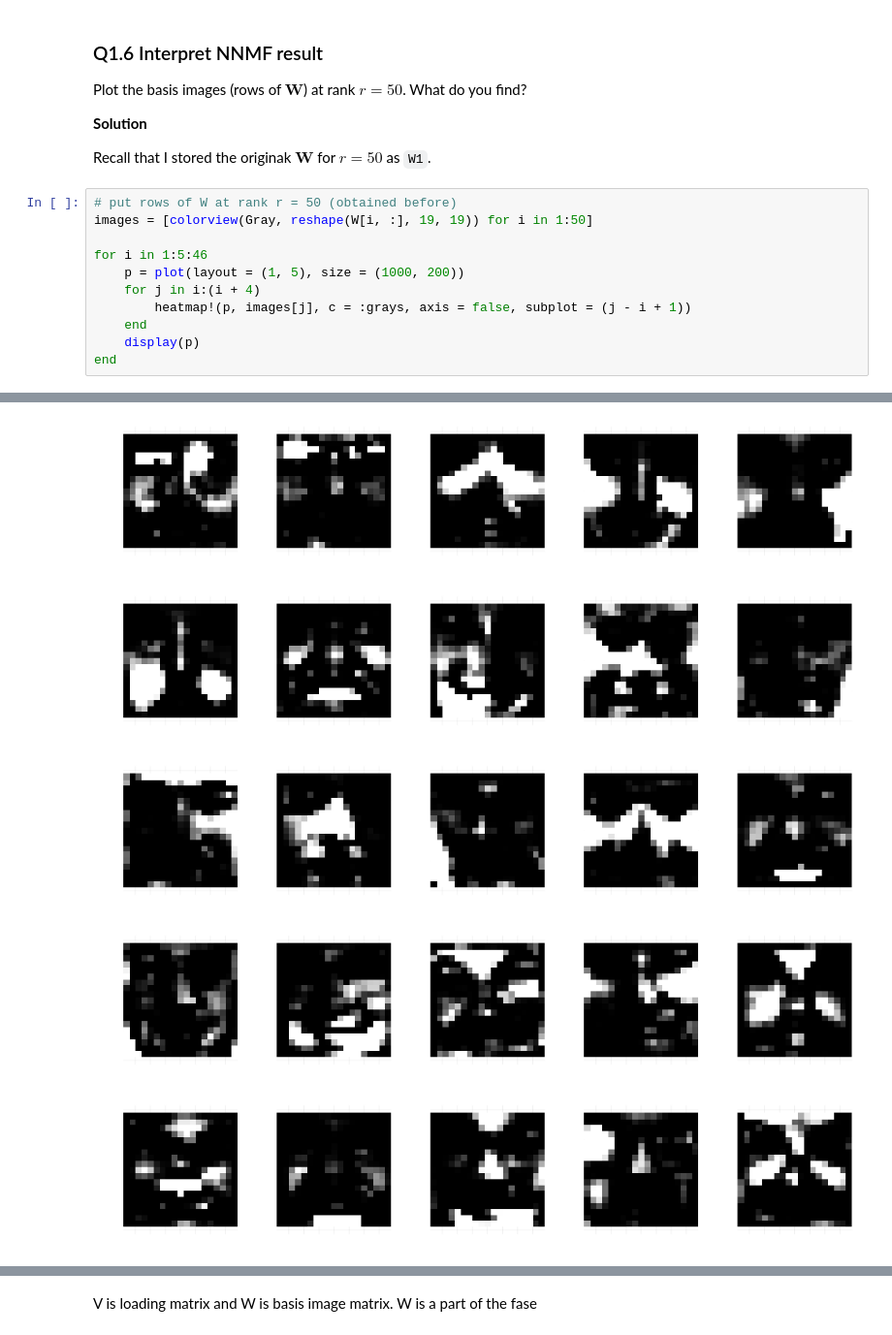
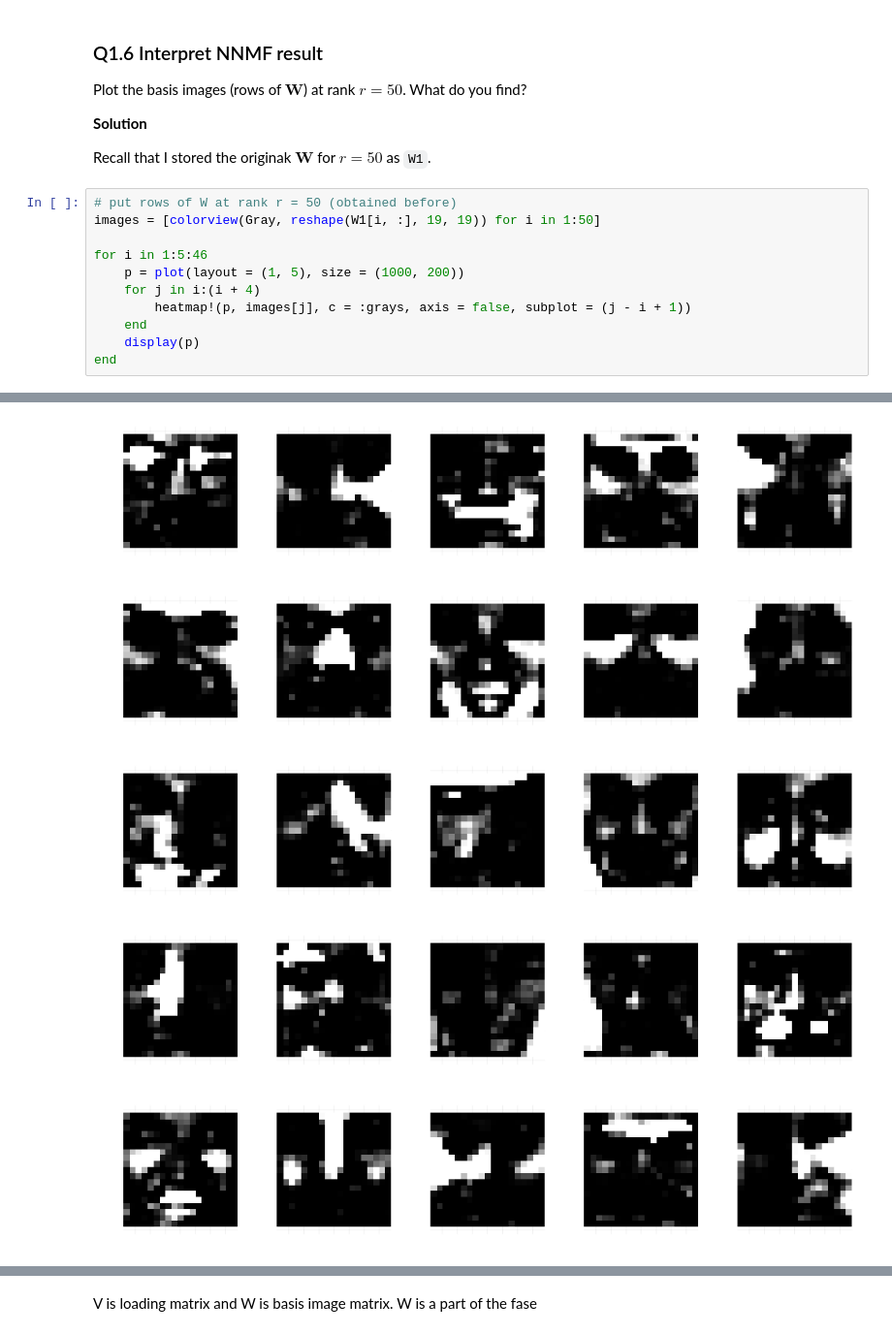
Before and after one commit to Tomoki-Okuno/biostat-m257-2024-spring, a Jupyter notebook: hw2/hw02sol.ipynb, the cells around one changed output, grey strips where cells are left out. Shown at 97% size. Drawn from its saved outputs; the diff is of its cells as text.

```diff
--- a/hw2/hw02sol.ipynb
+++ b/hw2/hw02sol.ipynb
@@ -399,7 +421,7 @@ Plot the basis images (rows of $\mathbf{W}$) at rank $r=50$. What do you find?
 Recall that I stored the originak $\mathbf{W}$ for $r = 50$ as `W1`.
 # %%
 # put rows of W at rank r = 50 (obtained before)
-images = [colorview(Gray, reshape(W[i, :], 19, 19)) for i in 1:50]
+images = [colorview(Gray, reshape(W1[i, :], 19, 19)) for i in 1:50]
 
 for i in 1:5:46
     p = plot(layout = (1, 5), size = (1000, 200))
@@ -416,5 +438,5 @@ end
-[figure, old version]
+[figure, new version]
-[figure, old version]
+[figure, new version]
-[figure, old version]
+[figure, new version]
-[figure, old version]
+[figure, new version]
-[figure, old version]
+[figure, new version]
```
Also changed, not shown: parts of 23 cells of this notebook, 1 other file.
